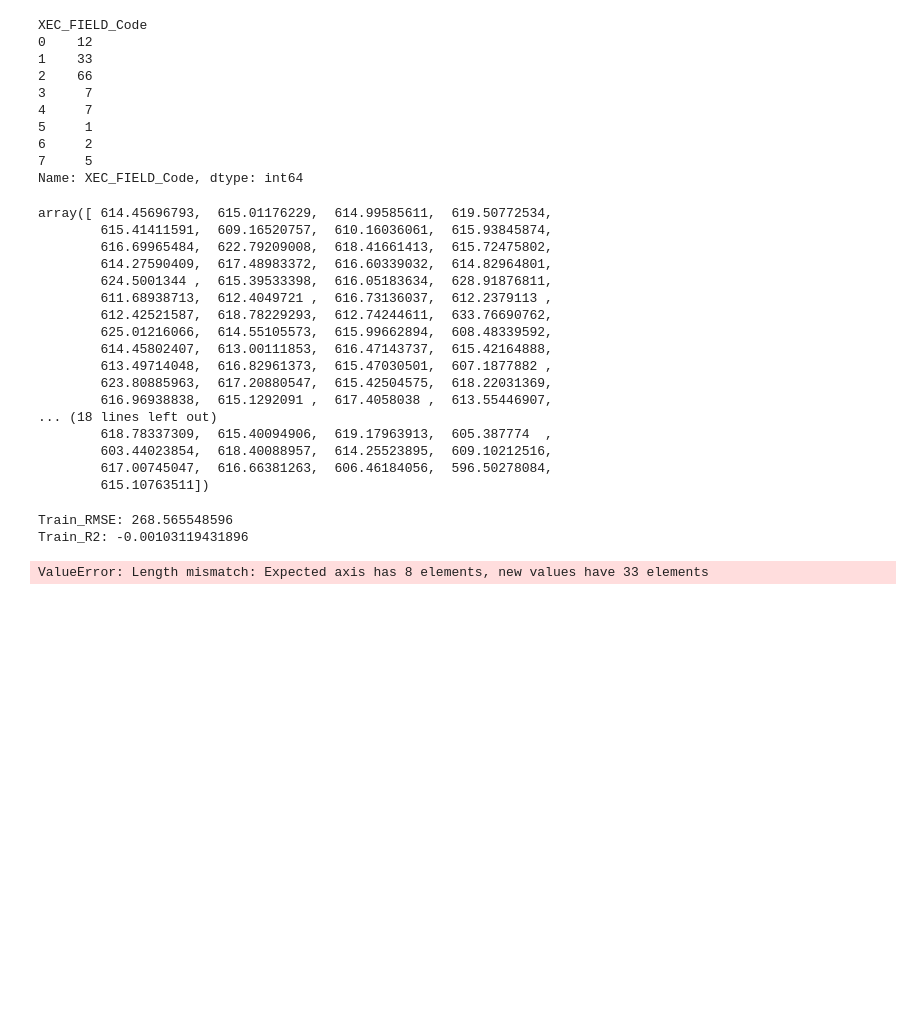
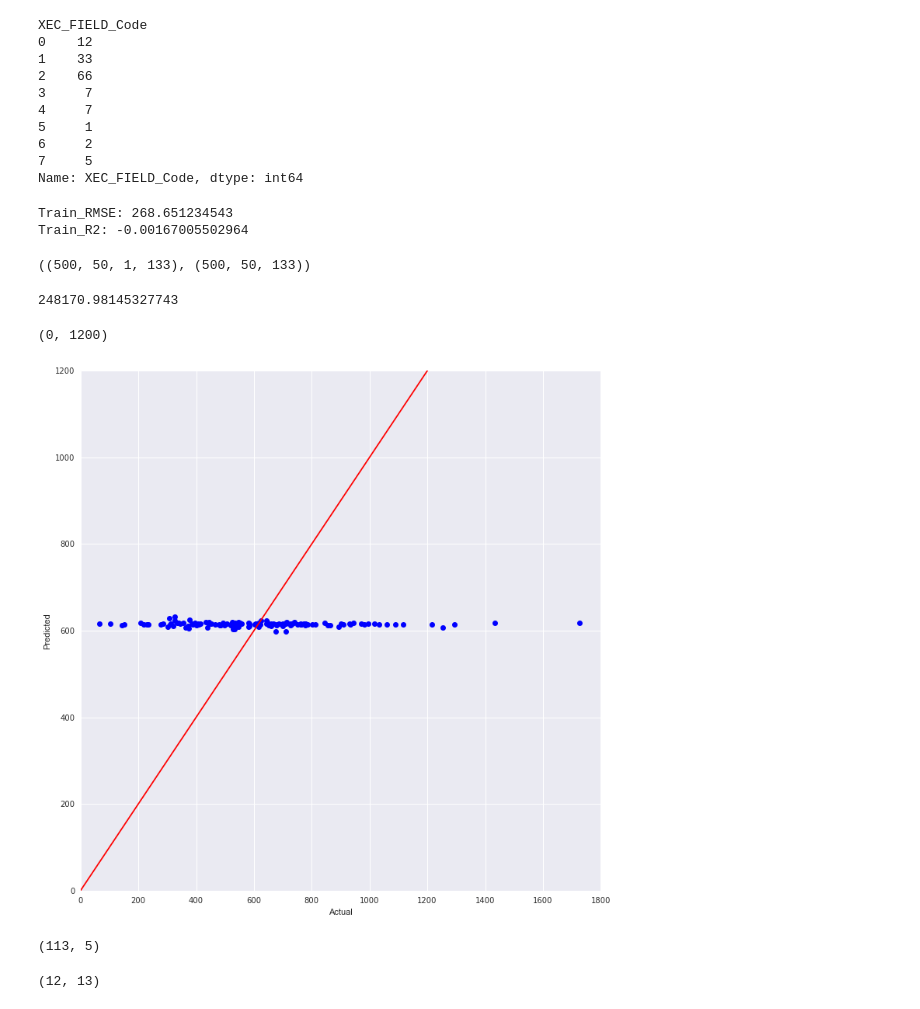
Before and after one commit to jpgrana/bayesian-approach-predicting-well-production, a Jupyter notebook: model.ipynb, the cells around one changed output. Cells and saved outputs as stored; diff of their text form; code cells hidden in the pictures; blank space fills up the shorter version.

```diff
--- a/model.ipynb
+++ b/model.ipynb
@@ -388,37 +387,33 @@ XEC_FIELD_Code
 6     2
 7     5
 Name: XEC_FIELD_Code, dtype: int64
-# %%
-ppc_unpooled['likelihood'].mean(0).mean(0).T
-# %% [output]
-array([ 614.45696793,  615.01176229,  614.99585611,  619.50772534,
-        615.41411591,  609.16520757,  610.16036061,  615.93845874,
-        616.69965484,  622.79209008,  618.41661413,  615.72475802,
-        614.27590409,  617.48983372,  616.60339032,  614.82964801,
-        624.5001344 ,  615.39533398,  616.05183634,  628.91876811,
-        611.68938713,  612.4049721 ,  616.73136037,  612.2379113 ,
-        612.42521587,  618.78229293,  612.74244611,  633.76690762,
-        625.01216066,  614.55105573,  615.99662894,  608.48339592,
-        614.45802407,  613.00111853,  616.47143737,  615.42164888,
-        613.49714048,  616.82961373,  615.47030501,  607.1877882 ,
-        623.80885963,  617.20880547,  615.42504575,  618.22031369,
-        616.96938838,  615.1292091 ,  617.4058038 ,  613.55446907,
-... (18 lines left out)
-        618.78337309,  615.40094906,  619.17963913,  605.387774  ,
-        603.44023854,  618.40088957,  614.25523895,  609.10212516,
-        617.00745047,  616.66381263,  606.46184056,  596.50278084,
-        615.10763511])
 # %%
-ppc_unpooled = compute_ppc(trc_unpooled[-500:], mdl_unpooled, 500, 50)
+ppc_unpooled = pm.sample_ppc(trc_unpooled[-500:], samples=500, model=mdl_unpooled, size=50)
 rmse_unpooled = compute_rmse(x, ppc_unpooled, y_train, 'likelihood')
 r2_unpooled = compute_r2(x, ppc_unpooled, y_train, 'likelihood')
 print 'Train_RMSE: {0}'.format(rmse_unpooled)
 print 'Train_R2: {0}'.format(r2_unpooled)
 # %% [output]
-Train_RMSE: 268.565548596
-Train_R2: -0.00103119431896
+Train_RMSE: 268.651234543
+Train_R2: -0.00167005502964
-# %%
-dfsm_unpl_field = create_smry(trc_unpooled[-500:], X_train, '#_of_Stages')
-custom_forestplot(dfsm_unpl_field)
-# %% [output]
-ValueError: Length mismatch: Expected axis has 8 elements, new values have 33 elements
+# %%
+ppc_pooled['y'].shape, ppc_unpooled['likelihood'].shape
+# %% [output]
+((500, 50, 1, 133), (500, 50, 133))
+# %%
+pm.stats.waic(model=mdl_unpooled, trace=trc_unpooled[-500:])
+# %% [output]
+248170.98145327743
+# %%
+y_pred = ppc_unpooled['likelihood'].mean(0).mean(0).T
+fig = plt.figure(figsize=(12,12))
+ax = fig.add_subplot(111)
+ax.plot(y_train, y_pred, 'ko', color='blue')
+ax.plot([0, 1800], [0,1800], color = 'red')
+ax.set_xlabel('Actual')
+ax.set_ylabel('Predicted')
+ax.set_xlim([0, 1800])
+ax.set_ylim([0, 1200])
+# %% [output]
+(0, 1200)
+[figure, added]
@@ -424,0 +422,9 @@ ValueError: Length mismatch: Expected axis has 8 elements, new values have 33 el
+# %%
+x_field = x[x['XEC_FIELD_Code'] == 0].drop(['XEC_FIELD_Code'], axis=1)
+y_pred_unpooled = np.sum(parm_unpooled[0:8,0] + np.dot(x_field, parm_unpooled[8:-1,0].reshape(13,8)))
+# %% [output]
+(113, 5)
+# %%
+x[x['XEC_FIELD_Code'] == 0].drop(['XEC_FIELD_Code'], axis=1).values.shape
+# %% [output]
+(12, 13)
```
Also changed, not shown: parts of 18 cells of this notebook, 2 other files.
